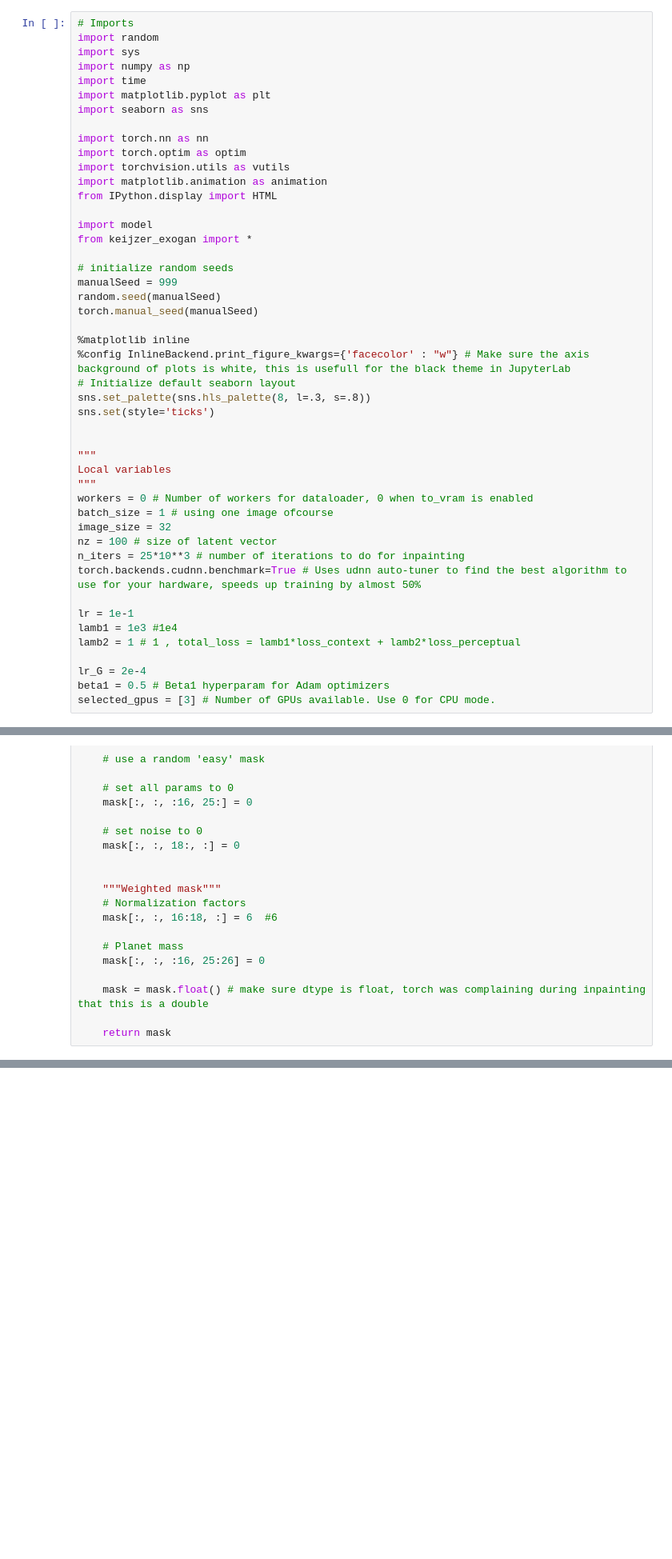
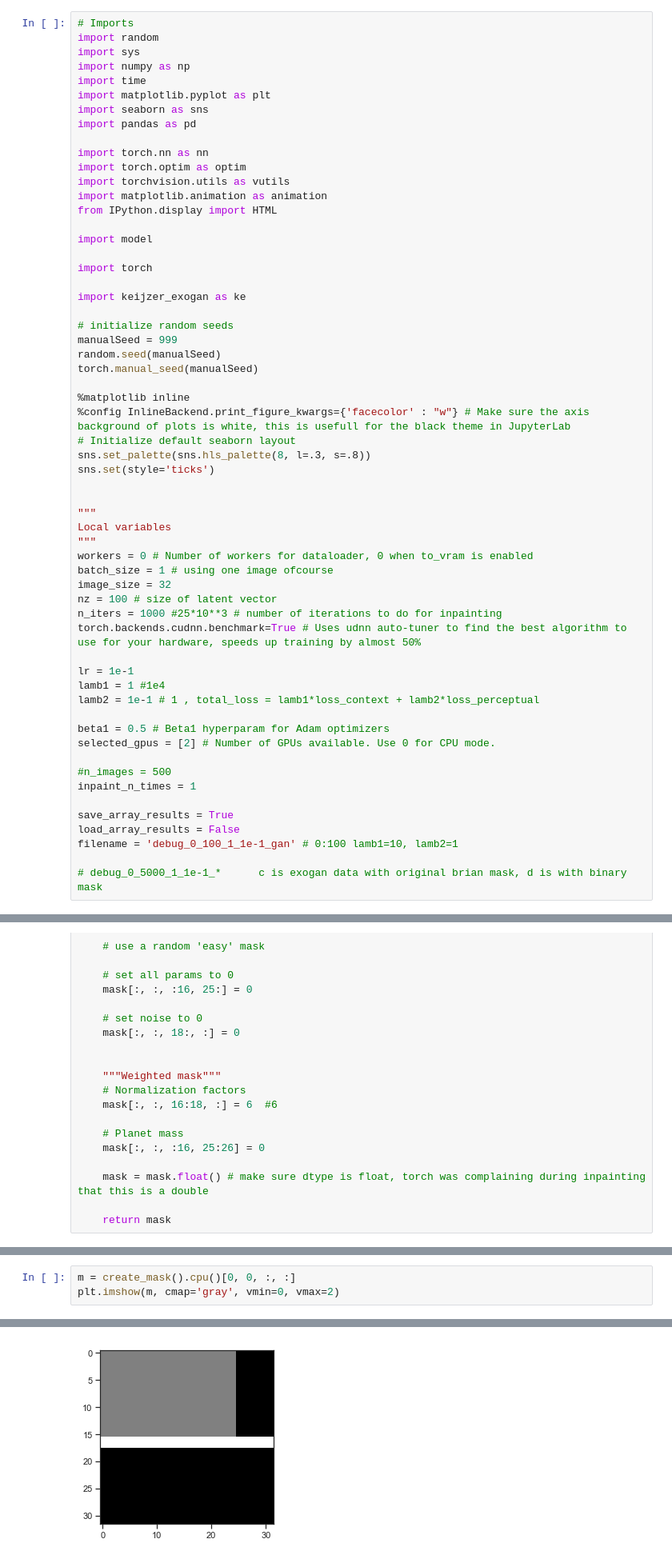
Before and after one commit to deKeijzer/SRON-DCGAN, a Jupyter notebook: notebooks/inpainting.ipynb, the cells around one changed output, grey strips where cells are left out. Shown at 80% size. Saved outputs shown, nothing was run; the diff lists cells and outputs as text; blank space fills up the shorter version.

```diff
--- a/notebooks/inpainting.ipynb
+++ b/notebooks/inpainting.ipynb
@@ -6,6 +6,7 @@ import numpy as np
 import time
 import matplotlib.pyplot as plt
 import seaborn as sns
+import pandas as pd
 
 import torch.nn as nn
 import torch.optim as optim
@@ -14,7 +15,10 @@ import matplotlib.animation as animation
 from IPython.display import HTML
 
 import model
-from keijzer_exogan import *
+
+import torch
+
+import keijzer_exogan as ke
 
 # initialize random seeds
 manualSeed = 999
@@ -35,15 +39,23 @@ workers = 0 # Number of workers for dataloader, 0 when to_vram is enabled
 batch_size = 1 # using one image ofcourse
 image_size = 32
 nz = 100 # size of latent vector
-n_iters = 25*10**3 # number of iterations to do for inpainting
+n_iters = 1000 #25*10**3 # number of iterations to do for inpainting
 torch.backends.cudnn.benchmark=True # Uses udnn auto-tuner to find the best algorithm to use for your hardware, speeds up training by almost 50%
 
 lr = 1e-1
-lamb1 = 1e3 #1e4
-lamb2 = 1 # 1 , total_loss = lamb1*loss_context + lamb2*loss_perceptual
+lamb1 = 1 #1e4
+lamb2 = 1e-1 # 1 , total_loss = lamb1*loss_context + lamb2*loss_perceptual
 
-lr_G = 2e-4
 beta1 = 0.5 # Beta1 hyperparam for Adam optimizers
-selected_gpus = [3] # Number of GPUs available. Use 0 for CPU mode.
+selected_gpus = [2] # Number of GPUs available. Use 0 for CPU mode.
+
+#n_images = 500
+inpaint_n_times = 1
+
+save_array_results = True
+load_array_results = False
+filename = 'debug_0_100_1_1e-1_gan' # 0:100 lamb1=10, lamb2=1
+
+# debug_0_5000_1_1e-1_*      c is exogan data with original brian mask, d is with binary mask
 # %%
 path = '/datb/16011015/ExoGAN_data/selection//' #notice how you dont put the last folder in here...
@@ -1099,0 +297,4 @@ its.mean(), its.std()
+# %%
+m = create_mask().cpu()[0, 0, :, :]
+plt.imshow(m, cmap='gray', vmin=0, vmax=2)
+# %% [output]
@@ -1099,0 +302 @@ its.mean(), its.std()
+[figure, added]
```
Also changed, not shown: parts of 111 cells of this notebook, 14 other files.
